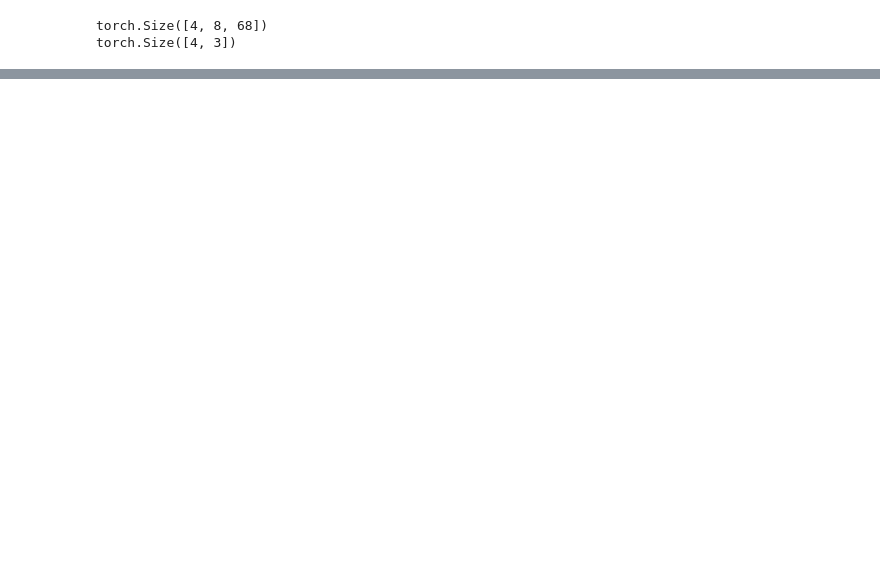
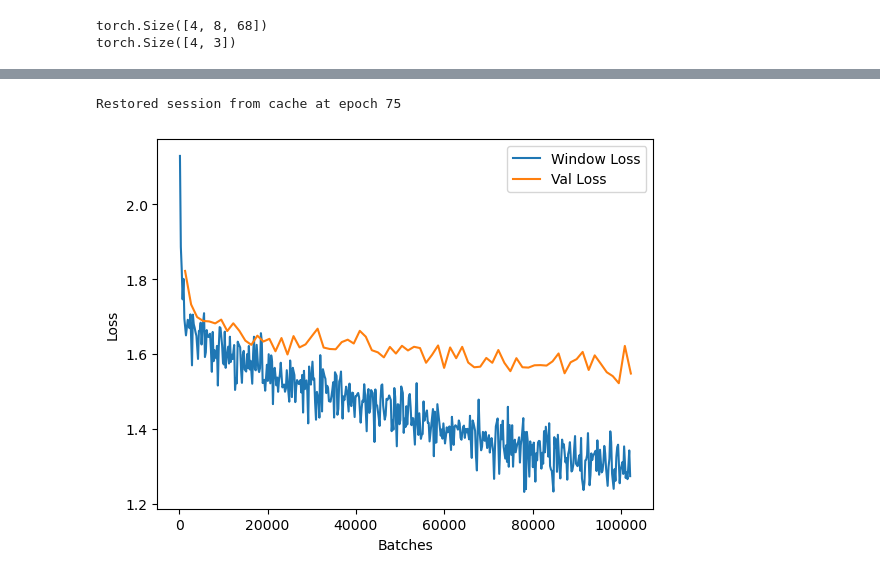
Before and after one commit to CrayonProof/weather-ai, a Jupyter notebook: gru/gru.ipynb, the cells around one changed output, grey strips where cells are left out. Saved outputs shown, nothing was run; the diff lists cells and outputs as text; code cells hidden in the pictures; blank space fills up the shorter version.

```diff
--- a/gru/gru.ipynb
+++ b/gru/gru.ipynb
@@ -220,0 +298,6 @@ KeyboardInterrupt:
+# %%
+model = WeatherGRU()
+validate_model(*restore_session(model))
+# %% [output]
+Restored session from cache at epoch 75
+[figure, added]
```
Also changed, not shown: parts of 6 cells of this notebook, 2 other files.
